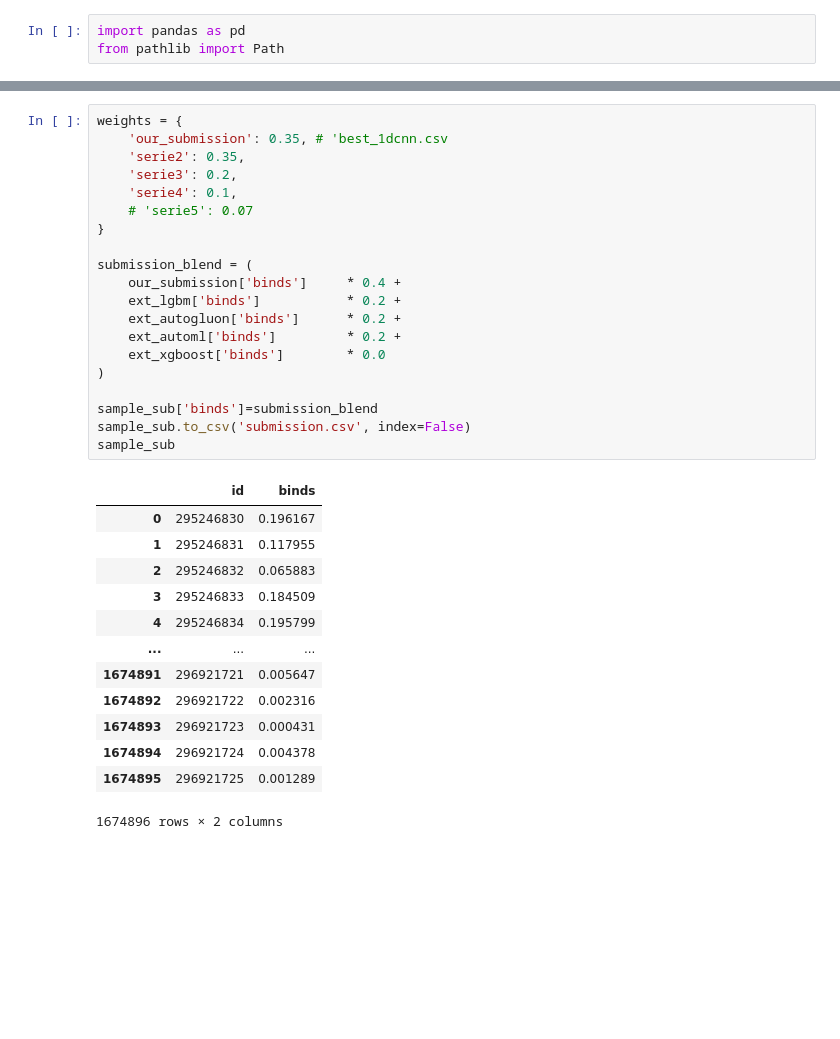
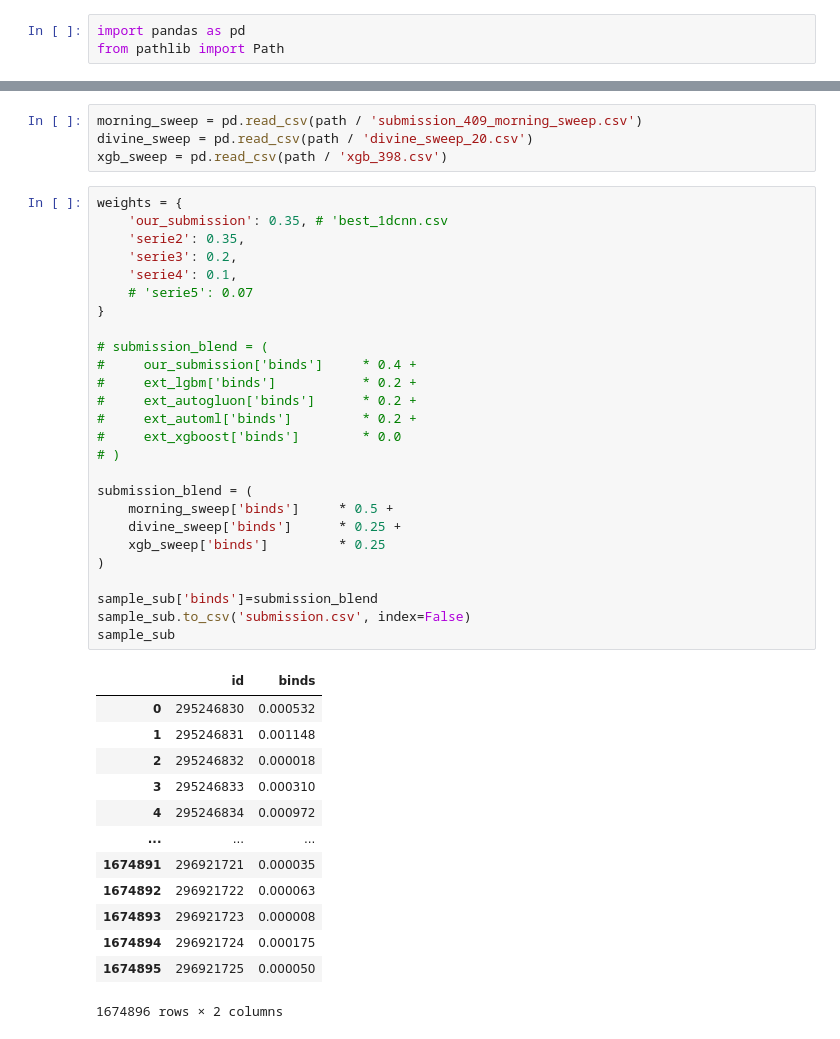
Before and after one commit to TeamEpochGithub/iv-q4-predict-new-medicines-belka, a Jupyter notebook: notebooks/ensembling.ipynb, the cells around one changed output, grey strips where cells are left out. Drawn from its saved outputs; the diff is of its cells as text; blank space fills up the shorter version.

```diff
--- a/notebooks/ensembling.ipynb
+++ b/notebooks/ensembling.ipynb
@@ -15,37 +16,47 @@ ext_xgboost = pd.read_csv(path / 'serie5.csv') # XGBoost: https://www.kaggle.com
 
 # Sample Submission
 sample_sub = pd.read_csv('../data/raw/sample_submission.csv')
+# %%
+morning_sweep = pd.read_csv(path / 'submission_409_morning_sweep.csv')
+divine_sweep = pd.read_csv(path / 'divine_sweep_20.csv')
+xgb_sweep = pd.read_csv(path / 'xgb_398.csv')
 # %%
 weights = {
     'our_submission': 0.35, # 'best_1dcnn.csv
     'serie2': 0.35,
     'serie3': 0.2,
     'serie4': 0.1,
     # 'serie5': 0.07
 }
 
+# submission_blend = (
+#     our_submission['binds']     * 0.4 +
+#     ext_lgbm['binds']           * 0.2 +
+#     ext_autogluon['binds']      * 0.2 +
+#     ext_automl['binds']         * 0.2 +
+#     ext_xgboost['binds']        * 0.0
+# )
+
 submission_blend = (
-    our_submission['binds']     * 0.4 +
-    ext_lgbm['binds']           * 0.2 +
-    ext_autogluon['binds']      * 0.2 +
-    ext_automl['binds']         * 0.2 +
-    ext_xgboost['binds']        * 0.0
+    morning_sweep['binds']     * 0.5 +
+    divine_sweep['binds']      * 0.25 +
+    xgb_sweep['binds']         * 0.25
 )
 
 sample_sub['binds']=submission_blend
 sample_sub.to_csv('submission.csv', index=False)
 sample_sub
 # %% [output]
 |  | id | binds |
-| 0 | 295246830 | 0.196167 |
-| 1 | 295246831 | 0.117955 |
-| 2 | 295246832 | 0.065883 |
-| 3 | 295246833 | 0.184509 |
-| 4 | 295246834 | 0.195799 |
+| 0 | 295246830 | 0.000532 |
+| 1 | 295246831 | 0.001148 |
+| 2 | 295246832 | 0.000018 |
+| 3 | 295246833 | 0.000310 |
+| 4 | 295246834 | 0.000972 |
 | ... | ... | ... |
-| 1674891 | 296921721 | 0.005647 |
-| 1674892 | 296921722 | 0.002316 |
-| 1674893 | 296921723 | 0.000431 |
-| 1674894 | 296921724 | 0.004378 |
-| 1674895 | 296921725 | 0.001289 |
+| 1674891 | 296921721 | 0.000035 |
+| 1674892 | 296921722 | 0.000063 |
+| 1674893 | 296921723 | 0.000008 |
+| 1674894 | 296921724 | 0.000175 |
+| 1674895 | 296921725 | 0.000050 |
 1674896 rows × 2 columns
```
Also changed, not shown: parts of 1 cell of this notebook, 9 other files.
